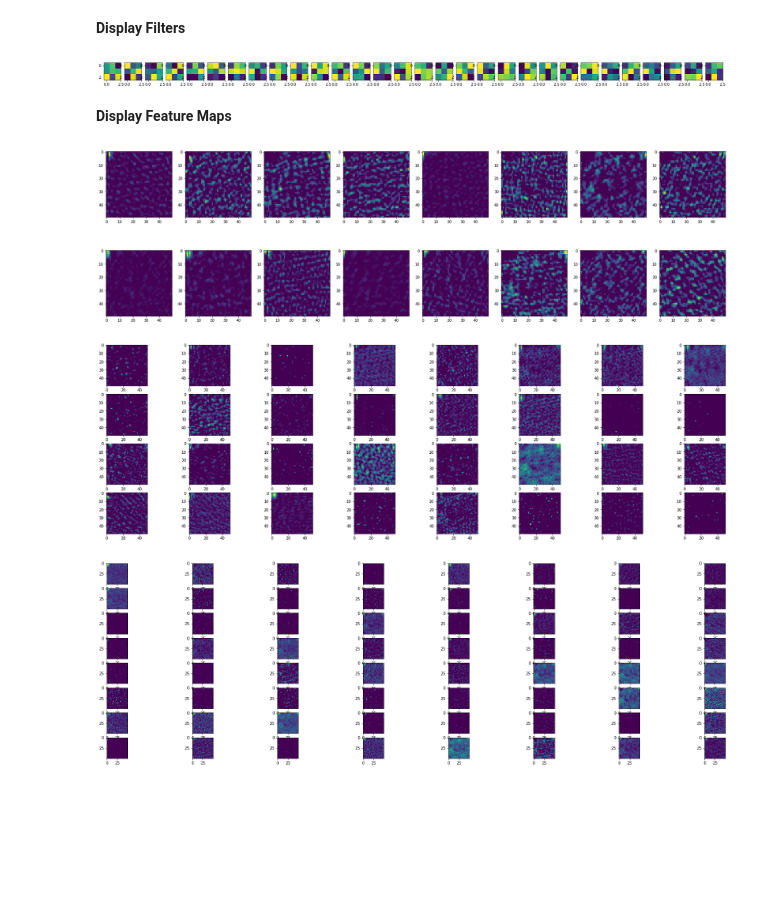
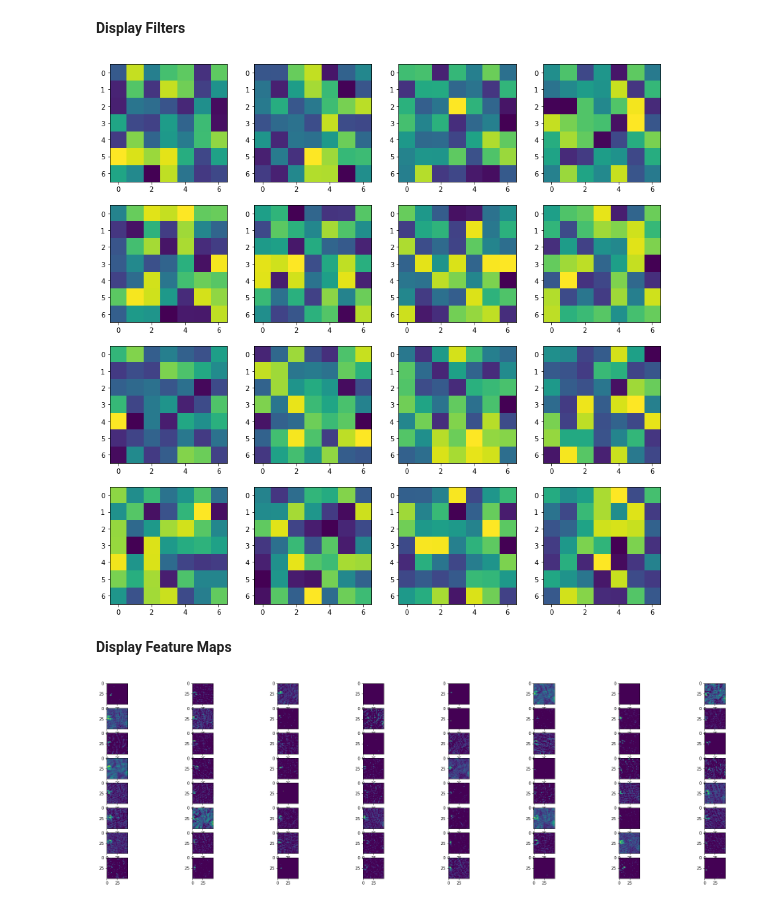
Before and after one commit to CarloLonghi/SKAChallenge, a Jupyter notebook: localization.ipynb, the cells around one changed output. Saved outputs shown, nothing was run; the diff lists cells and outputs as text; code cells hidden in the pictures; blank space fills up the shorter version.

```diff
--- a/localization.ipynb
+++ b/localization.ipynb
@@ -138,8 +134,8 @@ x = Conv2D(64, (3, 3), strides=1, activation='relu')(x)
 output_layer = Dense(1,activation='sigmoid')(x)
 
 myCNN = Model(input_layer,output_layer)
-adadelta = optimizers.Adadelta(learning_rate=1.0, decay=0.0, rho=0.99)
-myCNN.compile(optimizer=adadelta, loss='binary_crossentropy', metrics=['accuracy'])
+adam = optimizers.Adam(learning_rate=0.0001,beta_1=0.9, beta_2=0.999, epsilon=1e-07,)
+myCNN.compile(optimizer=adam, loss='binary_crossentropy', metrics=['accuracy'])
 
 es = EarlyStopping(monitor='val_loss', patience=3, verbose=1, mode='auto')
 cp = ModelCheckpoint(filepath = 'best_model.hdf5', monitor='val_loss', verbose=1, save_best_only=True, mode='auto')
@@ -174,5 +170,5 @@ Training of our model
 # %%
 batch_size = 32
 # %%
-base_history = myCNN.fit(train_x, train_y, epochs=10, batch_size=batch_size, shuffle=True, validation_data=(val_x, val_y), verbose=1, callbacks=[es, cp])
+base_history = myCNN.fit(train_x, train_y, epochs=20, batch_size=batch_size, shuffle=True, validation_data=(val_x, val_y), verbose=1, callbacks=[es, cp])
 # %% [output]
@@ -280,12 +276,15 @@ def compute_results(groundtruth, predicted, threshold):
   precision = true_pos / (true_pos+false_pos)
   f1 = (2 * precision * recall) / (precision + recall)
 
+
   print("True positives = {:d}".format(true_pos))
   print("False negatives = {:d}".format(false_neg))
   print("False positives = {:d}".format(false_pos))
   print("Set Recall = {:f}".format(recall))
   print("Set Precision = {:f}".format(precision))
   print("F1 Score = {:f}".format(f1))
+
+  return precision, recall
 # %%
 print("Training set results:")
 compute_results(train_y, train_y_pred, 0.04)
@@ -315,0 +316,14 @@ F1 Score = 0.724192
+# %%
+precision = []
+recall = []
+
+for i in range(0,10,1):
+  p, r = compute_results(test_y, test_y_pred, i/100)
+  precision.append(p)
+  recall.append(r)
+
+plt.plot(precision, recall)
+plt.xlabel('precision')
+plt.ylabel('recall')
+plt.title('Precision-Recall')
+plt.savefig('precision_recall_curve.png')
@@ -342,26 +377,27 @@ plt.show()
 # %%
 from matplotlib.pyplot import figure
 
 # retrieve weights from the second hidden layer
-filters, biases = myCNN.layers[6].get_weights()
+filters, biases = myCNN.layers[2].get_weights()
 # normalize filter values to 0-1 so we can visualize them
 f_min, f_max = filters.min(), filters.max()
 filters = (filters - f_min) / (f_max - f_min)
 # plot first few filters
 n_filters, ix = np.shape(filters)[-1], 1
 
-fig = plt.figure(figsize=(30,15))
-n_filters = 30
+fig = plt.figure(figsize=(15,15))
+n_filters = 16
 for i in range(n_filters):
   f = filters[:, :, 0, i]
-  fig.add_subplot(1,n_filters,ix)
+  fig.add_subplot(4,4,ix)
   # plot filter channel in grayscale
   plt.imshow(f[:, :])
   ix += 1
 # show the figure
+plt.savefig('filters')
 plt.show()
 # %% [output]
-[figure, old version]
+[figure, new version]
 # %% [markdown]
 **Display Feature Maps**
 # %%
@@ -388,7 +426,7 @@ outputs = [myCNN.layers[i].output for i in ixs]
 model = Model(inputs=myCNN.inputs, outputs=outputs)
 
 # load the image with the required shape
-img = cutouts[3*cutouts_per_row]
+img = cutouts[1100]
 
 # convert the image to an array
 img = img_to_array(img)
@@ -396,9 +434,6 @@ img = img_to_array(img)
 # expand dimensions so that it represents a single 'sample'
 img = expand_dims(img, axis=0)
 
-for i in range(len(ixs)):
-  show_feature_maps(model,img,i)
+show_feature_maps(model,img,2)
 # %% [output]
-[figure, old version]
+[figure, new version]
-[figure, removed]
-[figure, removed]
```
Also changed, not shown: parts of 14 cells of this notebook, 1 other file.
